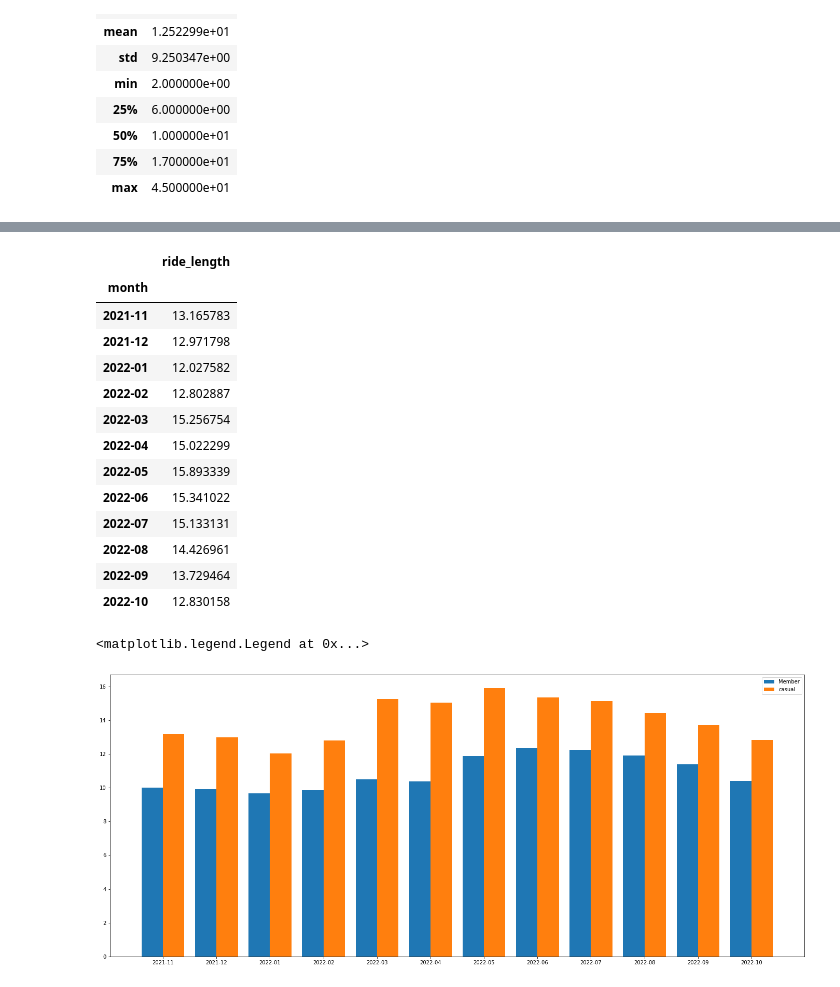
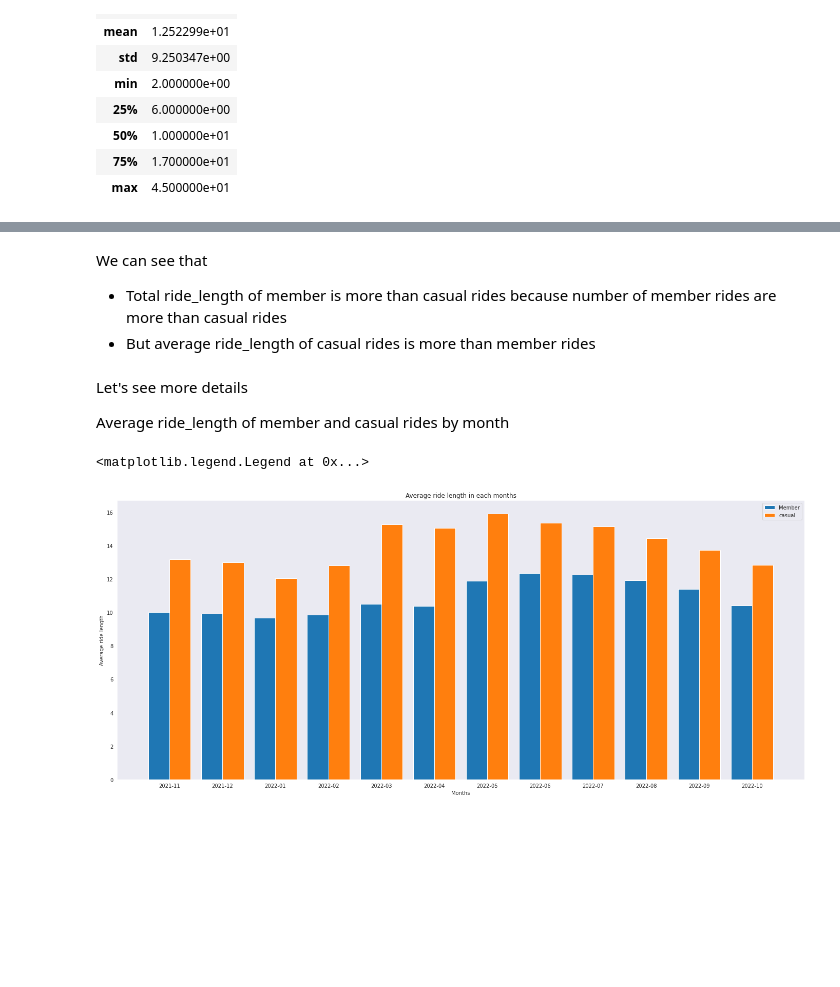
Before and after one commit to RainNP/Capstone_Project, a Jupyter notebook: Capstone_project_bike_data.ipynb, the cells around one changed output, grey strips where cells are left out. Saved outputs shown, nothing was run; the diff lists cells and outputs as text; code cells hidden in the pictures; blank space fills up the shorter version.

```diff
--- a/Capstone_project_bike_data.ipynb
+++ b/Capstone_project_bike_data.ipynb
@@ -146,0 +98,8 @@ all_ride_length.quantile([0,.05,.10,.15,.20,.25,.30,.35,.40,.45,.50,.65,.70,.75,
+# %%
+all_data["started_at"] = pd.to_datetime(all_data["started_at"],format = "%Y-%m-%d %H:%M:%S")
+all_data["ended_at"] = pd.to_datetime(all_data["ended_at"],format = "%Y-%m-%d %H:%M:%S")
+all_data["ride_length"] = (all_data["ended_at"] - all_data["started_at"]).astype('timedelta64[m]')
+all_data["day_of_week"] = all_data["started_at"].dt.day_name()
+all_data["month"] = all_data["started_at"].dt.to_period('M')
+all_data["start_hour"] = all_data["started_at"].dt.hour
+all_data.dtypes
@@ -191,32 +497,29 @@ member_ride_length_by_month
-# %%
-casual_ride_length_by_month = all_length_no_outliner.loc[all_length_no_outliner["member_casual"] == "casual",["ride_id","month","ride_length"]].groupby("month").mean()
-casual_ride_length_by_month
-# %% [output]
-|  | ride_length |
-| month |  |
-| 2021-11 | 13.165783 |
-| 2021-12 | 12.971798 |
-| 2022-01 | 12.027582 |
-| 2022-02 | 12.802887 |
-| 2022-03 | 15.256754 |
-| 2022-04 | 15.022299 |
-| 2022-05 | 15.893339 |
-| 2022-06 | 15.341022 |
-| 2022-07 | 15.133131 |
-| 2022-08 | 14.426961 |
-| 2022-09 | 13.729464 |
-| 2022-10 | 12.830158 |
+# %% [markdown]
+We can see that
+
+*   Total ride_length of member is more than casual rides because number of member rides are more than casual rides
+*   But average ride_length of casual rides is more than member rides
+# %% [markdown]
+Let's see more details
+
+Average ride_length of member and casual rides by month
 # %%
+member_ride_length_by_month = all_length_no_outliner.loc[all_length_no_outliner["member_casual"] == "member",["ride_id","month","ride_length"]].groupby("month").mean()
+casual_ride_length_by_month = all_length_no_outliner.loc[all_length_no_outliner["member_casual"] == "casual",["ride_id","month","ride_length"]].groupby("month").mean()
+
 fig, ax = plt.subplots(figsize=(24, 10))
 x = np.arange(len(all_data.month.unique()))
 bar_width = 0.4
 
+ax.set_ylabel("Average ride length")
+ax.set_title("Average ride length in each months")
+ax.set_xlabel("Months")
 ax.set_xticks(x + bar_width / 2)
 ax.set_xticklabels(all_data.month.unique())
 
 b1 = ax.bar(x, member_ride_length_by_month["ride_length"],width=bar_width,label='Member')
 b2 = ax.bar(x + bar_width, casual_ride_length_by_month["ride_length"],width=bar_width,label='casual')
 ax.legend()
 # %% [output]
 <matplotlib.legend.Legend at 0x...>
-[figure, old version]
+[figure, new version]
```
Also changed, not shown: parts of 82 cells of this notebook.
